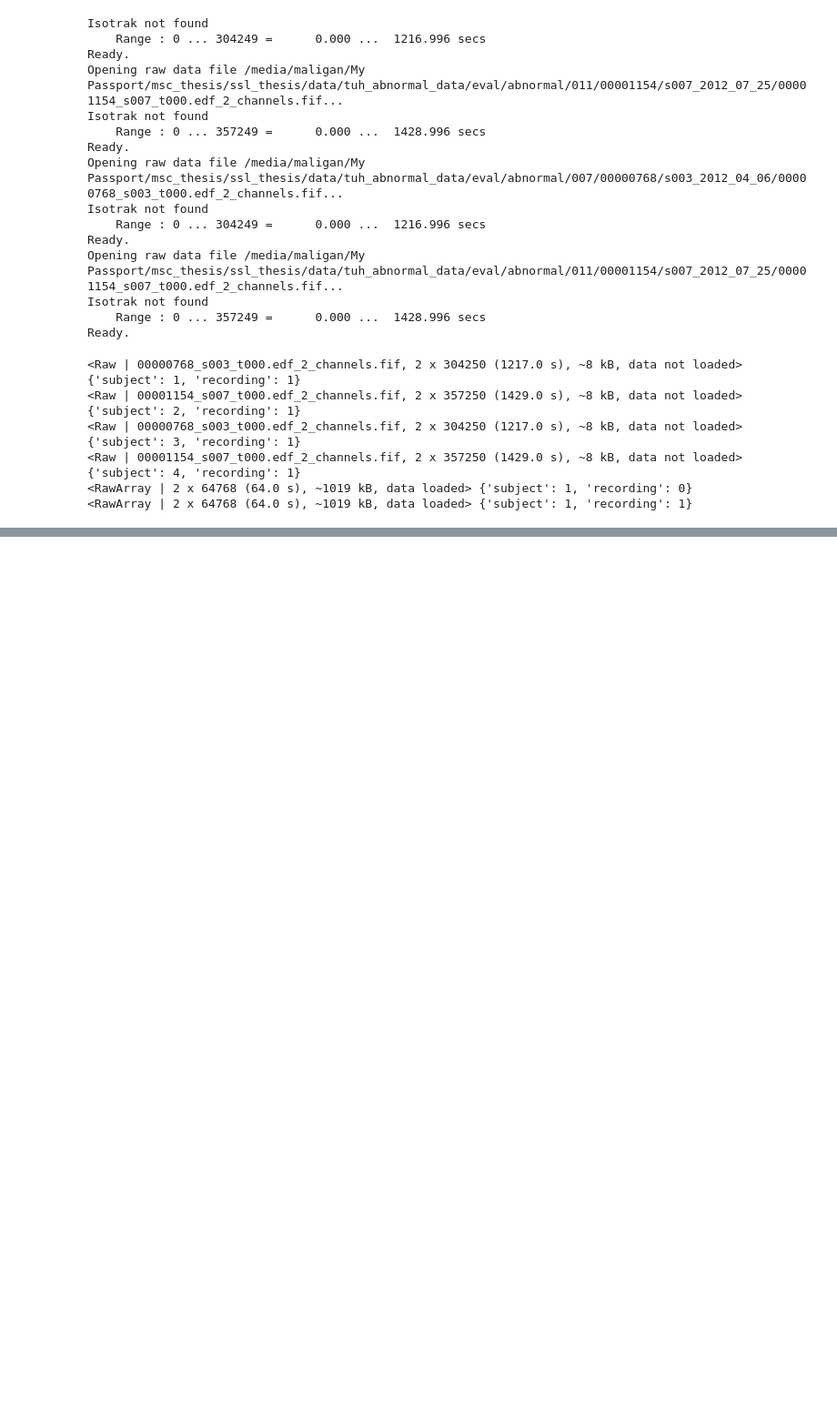
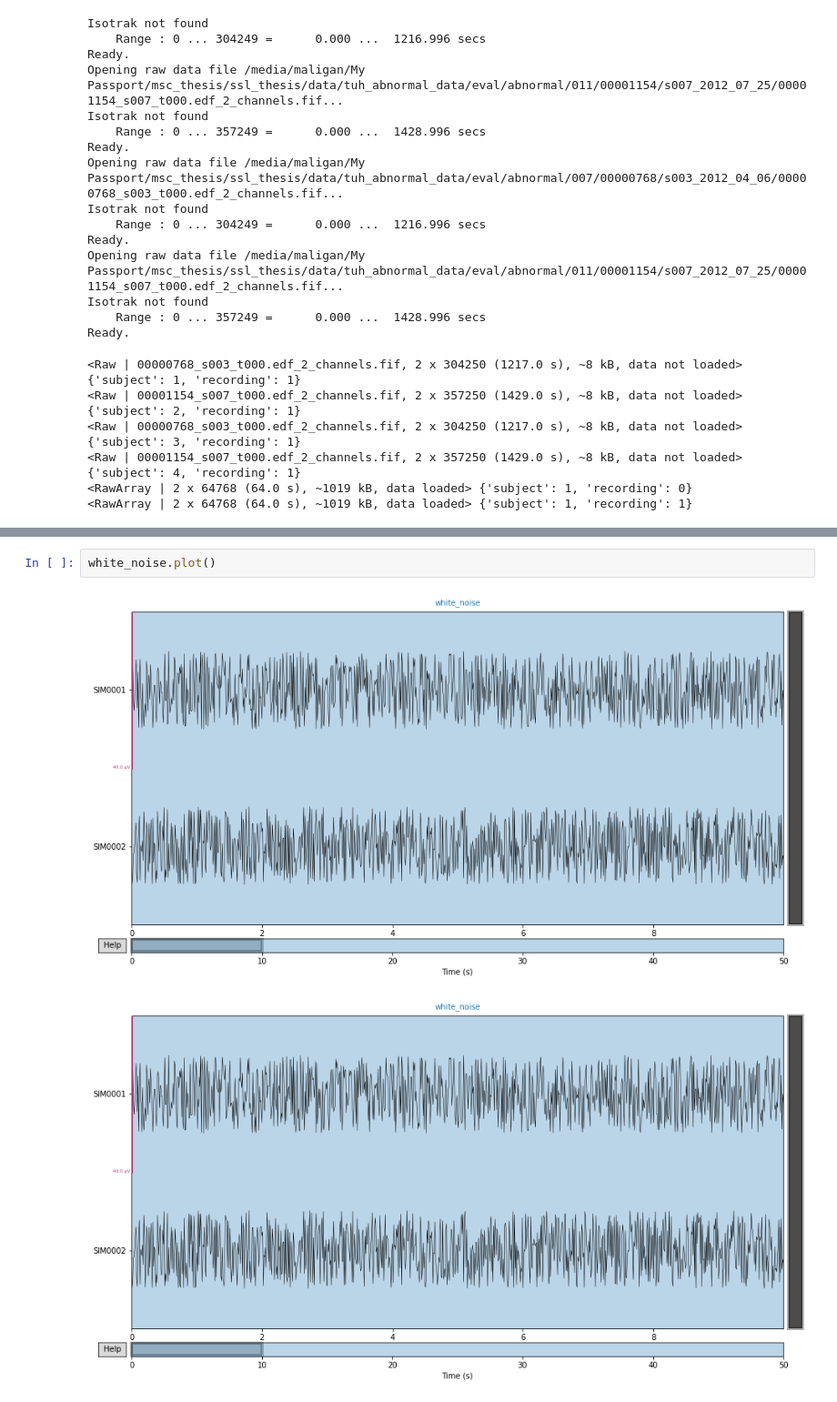
Before and after one commit to etiennegalea/ssl_generic_eeg, a Jupyter notebook: test.ipynb, the cells around one changed output, grey strips where cells are left out. Shown at 91% size. Cells and saved outputs as stored; diff of their text form; blank space fills up the shorter version.

```diff
--- a/test.ipynb
+++ b/test.ipynb
@@ -835,0 +891,5 @@ if o%2:
+# %%
+white_noise.plot()
+# %% [output]
+[figure, added]
+[figure, added]
```
Also changed, not shown: parts of 19 cells of this notebook, 3 other files.
